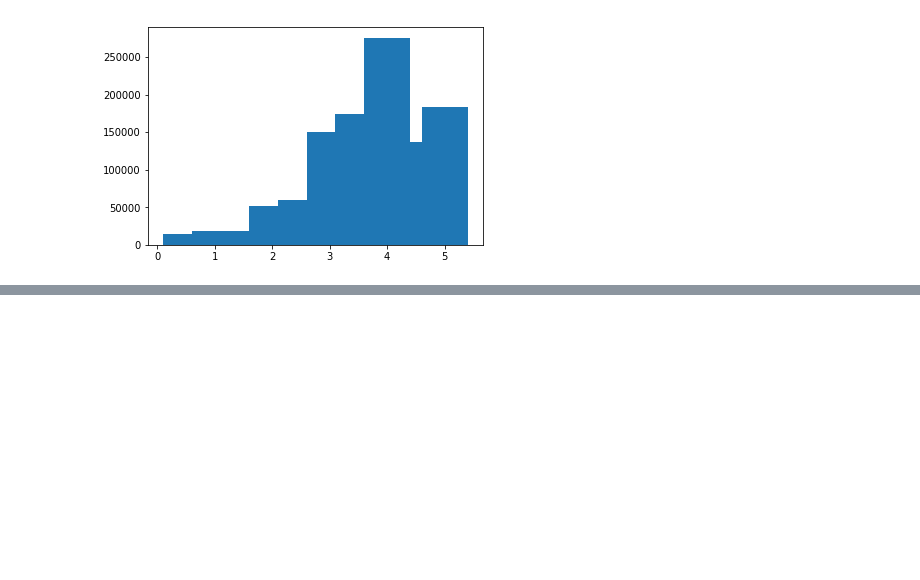
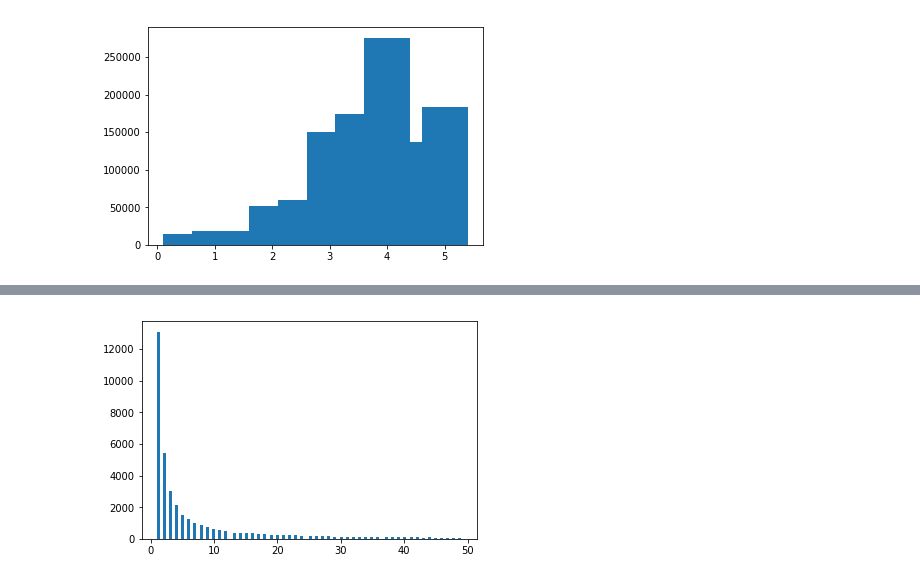
Before and after one commit to SeohaSong/sentence_style_selector, a Jupyter notebook: Sandbox.ipynb, the cells around one changed output, grey strips where cells are left out. Saved outputs shown, nothing was run; the diff lists cells and outputs as text; code cells hidden in the pictures; blank space fills up the shorter version.

```diff
--- a/Sandbox.ipynb
+++ b/Sandbox.ipynb
@@ -121,0 +238,22 @@ report.present()
+# %%
+from matplotlib import pyplot as plt
+
+
+def get_word2freq(se_words):
+
+    words = np.concatenate(se_words.reset_index(drop=True))
+    word2freq = {key: 0 for key in set(words)}
+
+    for i, word in enumerate(words):
+        word2freq[word] += 1
+        sys.stdout.write("\r% 5.2f%%"%((i+1)/len(words)*100))
+
+    return word2freq
+
+
+word2freq = get_word2freq(se_words)
+l = [word2freq[word] for word in word2freq if word2freq[word] < 100]
+plt.hist(l, bins=100)
+plt.show()
+# %% [output]
+[figure, added]
```
Also changed, not shown: parts of 19 cells of this notebook.
